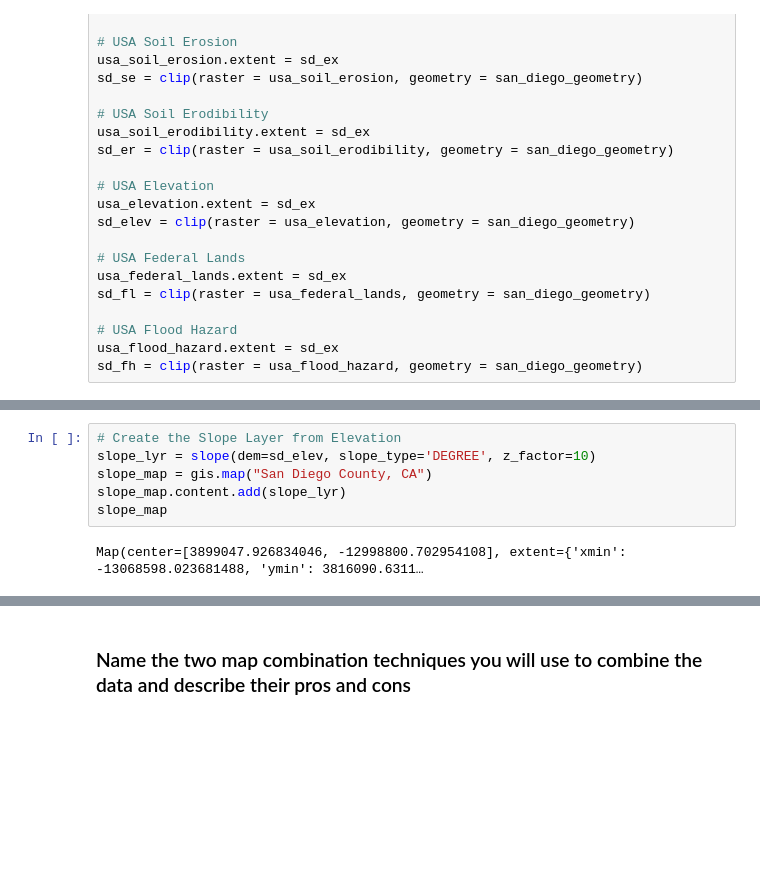
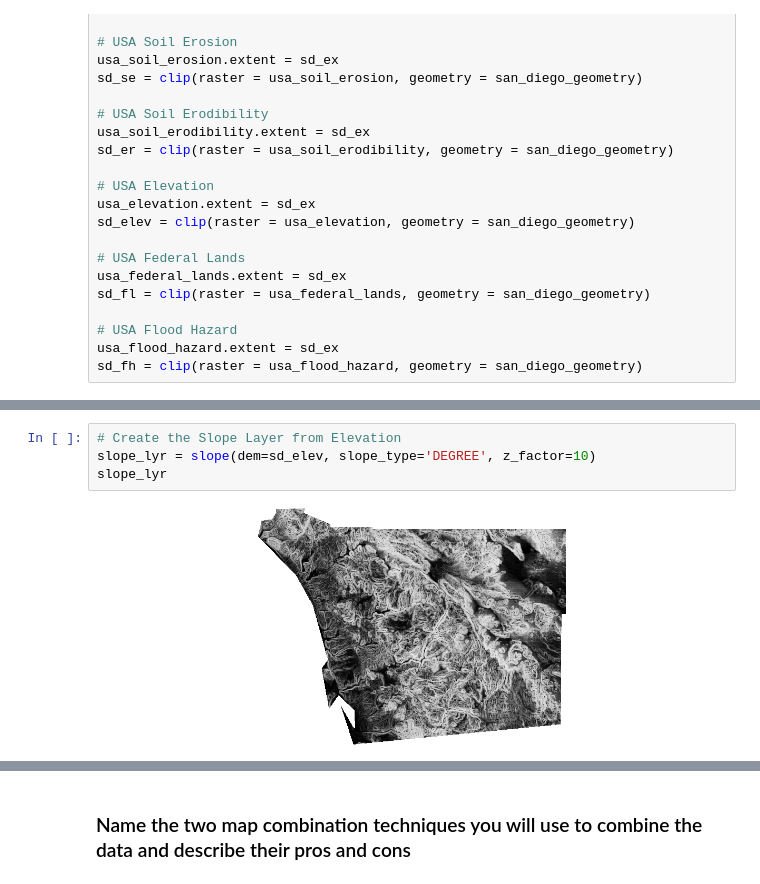
Before and after one commit to kev374k/dsc170_mp4, a Jupyter notebook: MP4.ipynb, the cells around one changed output, grey strips where cells are left out. Saved outputs shown, nothing was run; the diff lists cells and outputs as text; blank space fills up the shorter version.

```diff
--- a/MP4.ipynb
+++ b/MP4.ipynb
@@ -154,11 +198,9 @@ Map(center=[3899047.926834046, -12998800.702954108], extent={'xmin': -13068598.0
 # %%
 # Create the Slope Layer from Elevation
 slope_lyr = slope(dem=sd_elev, slope_type='DEGREE', z_factor=10)
-slope_map = gis.map("San Diego County, CA")
-slope_map.content.add(slope_lyr)
-slope_map
+slope_lyr
 # %% [output]
-Map(center=[3899047.926834046, -12998800.702954108], extent={'xmin': -13068598.023681488, 'ymin': 3816090.6311…
+[figure, added]
 # %%
 # define a slope cutoff for binary usage
 mid = 45 #Slope cutoff (in degrees)
```
Also changed, not shown: parts of 31 cells of this notebook.
